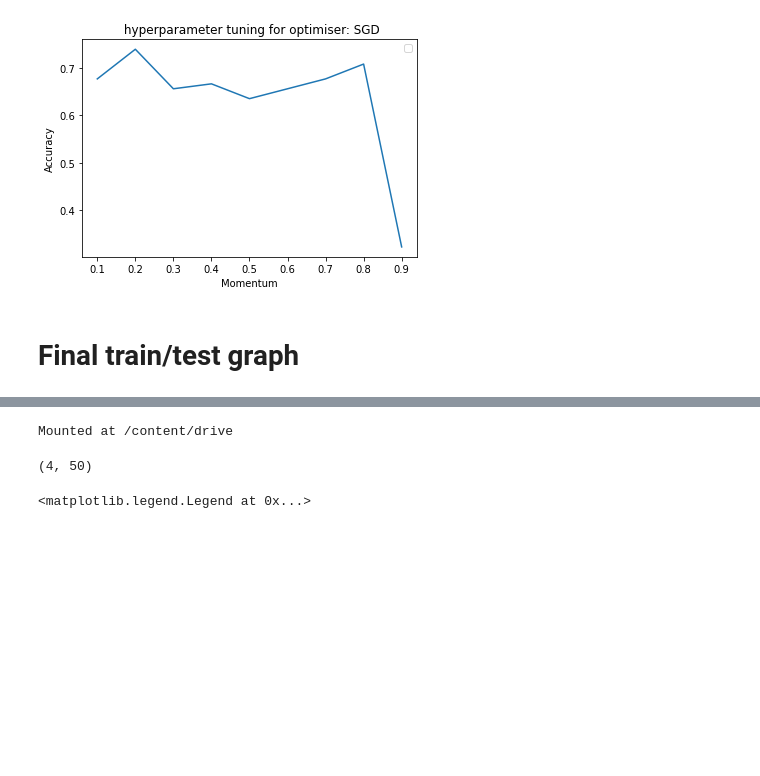
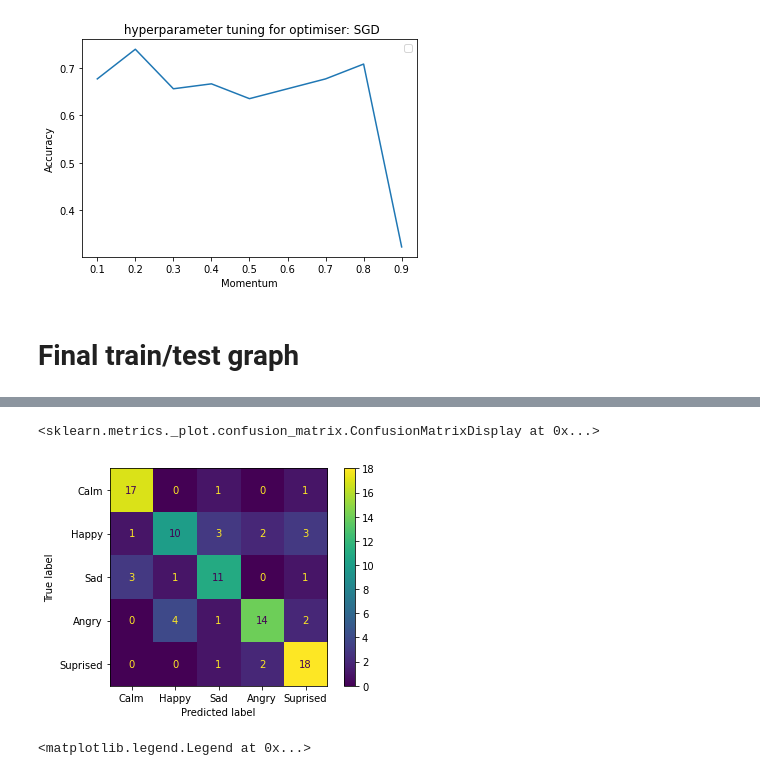
Before and after one commit to JordanFoss/STAT3007_Project, a Jupyter notebook: Conv_LSTM.ipynb, the cells around one changed output, grey strips where cells are left out. Saved outputs shown, nothing was run; the diff lists cells and outputs as text; code cells hidden in the pictures; blank space fills up the shorter version.

Commit message:
added value format for confusion matrix

```diff
--- a/Conv_LSTM.ipynb
+++ b/Conv_LSTM.ipynb
@@ -279,7 +282,16 @@ final loss: 0.7348254323005676
-# %%
-from google.colab import drive
-drive.mount('/content/drive')
-# %% [output]
-Mounted at /content/drive
+# %%
+X_test,y_test = data_test.get_data()
+trained_net = trained_net.to(torch.device('cpu'))
+pred = trained_net(X_test)
+y_pred = CNN_Model.classification(pred)
+# %%
+import sklearn
+labels = ['Calm', 'Happy', 'Sad', 'Angry', 'Suprised']
+confusion = sklearn.metrics.confusion_matrix(y_test.detach().numpy(), y_pred)
+thing = sklearn.metrics.ConfusionMatrixDisplay(confusion, display_labels=labels)
+thing.plot()
+# %% [output]
+<sklearn.metrics._plot.confusion_matrix.ConfusionMatrixDisplay at 0x...>
+[figure, added]
 # %%
 final_array = np.array([avg_loss,test_loss,avg_acc,test_acc])
@@ -286,4 +298,0 @@ final_array = np.array([avg_loss,test_loss,avg_acc,test_acc])
-# %%
-final_array.shape
-# %% [output]
-(4, 50)
```
Also changed, not shown: parts of 8 cells of this notebook.
